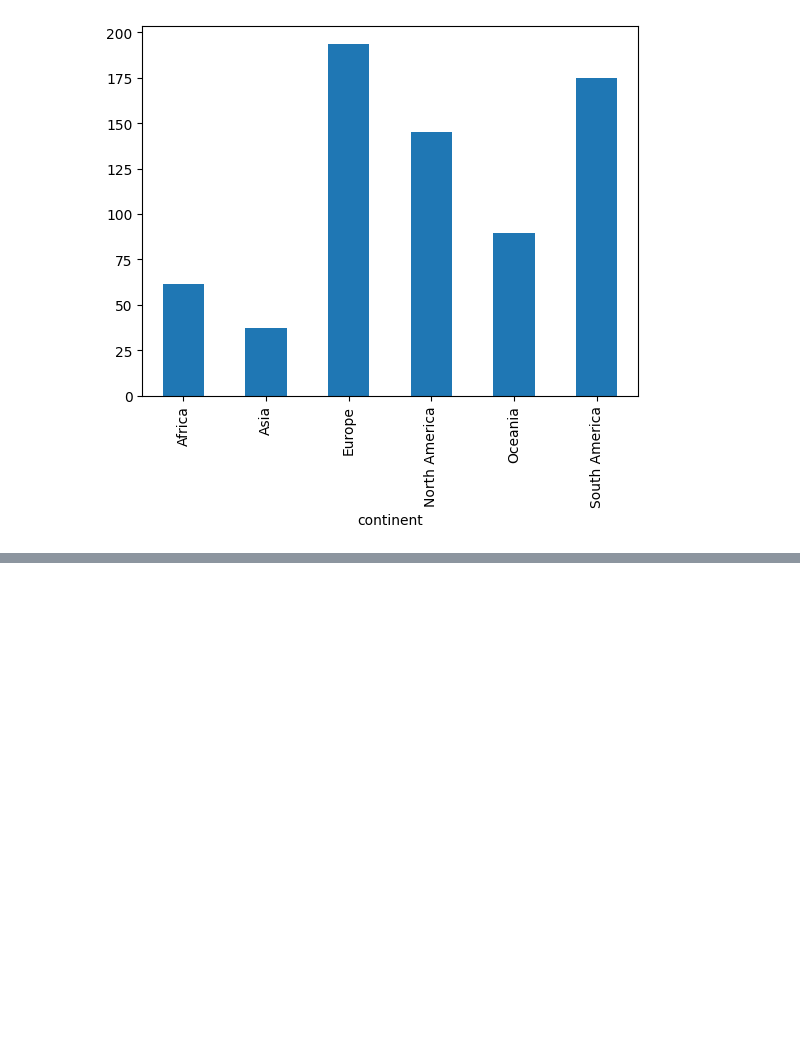
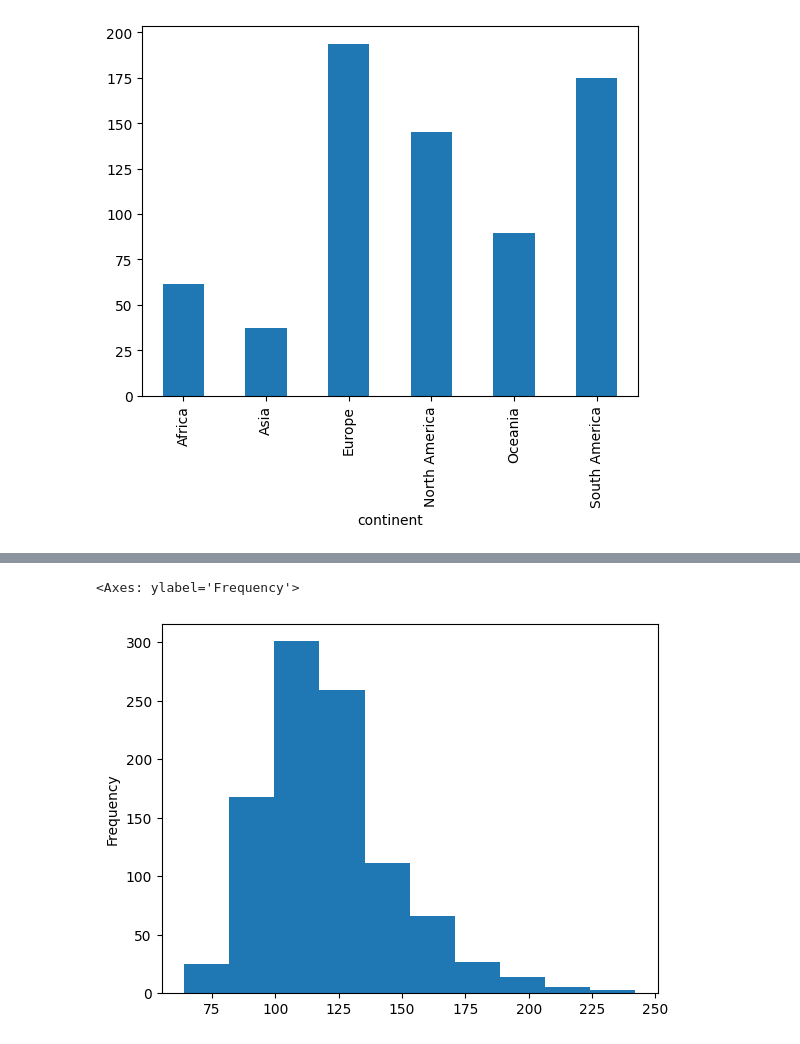
Before and after one commit to 1ochaku/Machine-Learning-Tutorials, a Jupyter notebook: Coding Week/Week 1/Pandas.ipynb, the cells around one changed output, grey strips where cells are left out. Drawn from its saved outputs; the diff is of its cells as text; code cells hidden in the pictures; blank space fills up the shorter version.

```diff
--- a/Coding Week/Week 1/Pandas.ipynb
+++ b/Coding Week/Week 1/Pandas.ipynb
@@ -744,0 +895,5 @@ drinks.groupby('continent')['beer_servings'].mean().plot(kind='bar')
+# %%
+movies.duration.plot(kind='hist')
+# %% [output]
+<Axes: ylabel='Frequency'>
+[figure, added]
```
Also changed, not shown: parts of 54 cells of this notebook, 1 other file.
